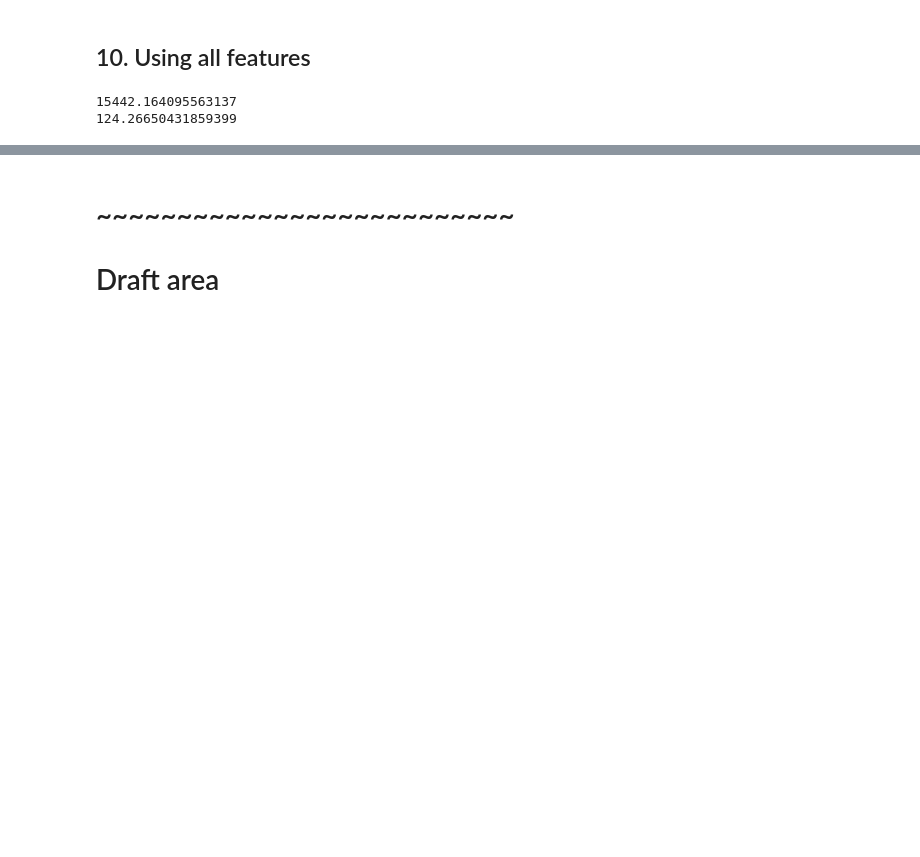
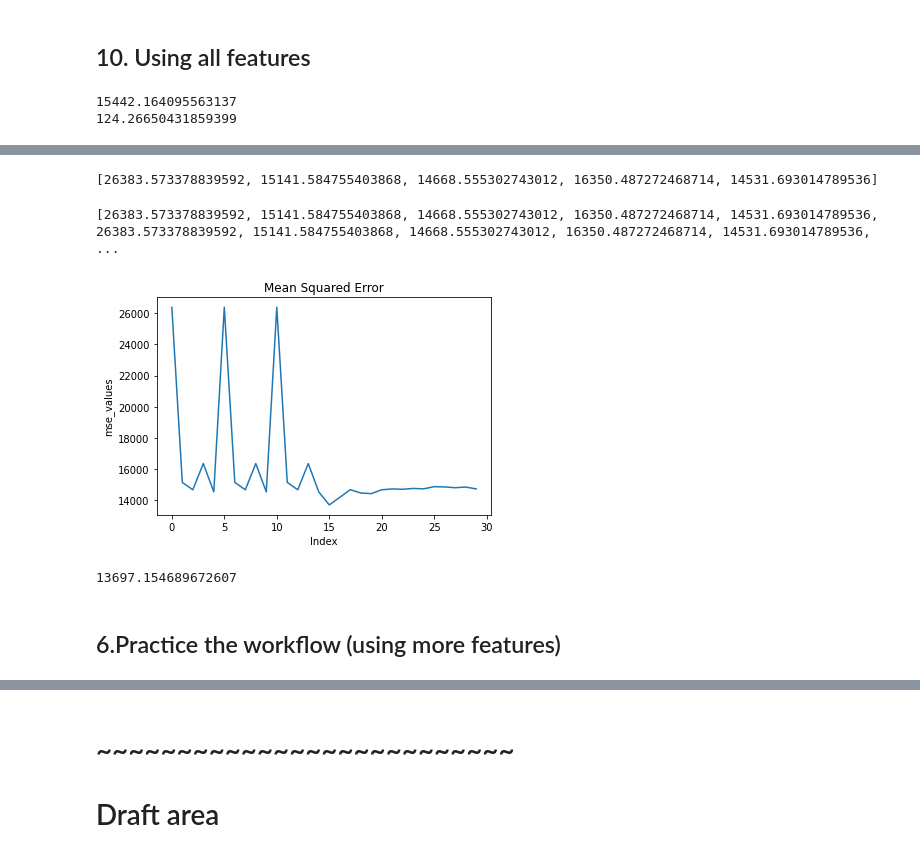
Before and after one commit to joeng2004/dataQuest, a Jupyter notebook: Part 7 ML Intro/Part7_1_v2.ipynb, the cells around one changed output, grey strips where cells are left out. Drawn from its saved outputs; the diff is of its cells as text; code cells hidden in the pictures; blank space fills up the shorter version.

```diff
--- a/Part 7 ML Intro/Part7_1_v2.ipynb
+++ b/Part 7 ML Intro/Part7_1_v2.ipynb
@@ -426,0 +434,3 @@ print(all_features_rmse)
+# %%
+train_df = pd.read_csv('dc_airbnb_train.csv')
+test_df = pd.read_csv('dc_airbnb_test.csv')
@@ -426,0 +446,17 @@ print(all_features_rmse)
+# %%
+from sklearn.neighbors import KNeighborsRegressor
+from sklearn.metrics import mean_squared_error
+features = ['accommodates', 'bedrooms', 'bathrooms', 'number_of_reviews']
+hyper_params = [1, 2, 3, 4, 5]
+mse_values = list()
+
+for hp in hyper_params:
+    knn = KNeighborsRegressor(n_neighbors=hp, algorithm='brute')
+    knn.fit(train_df[features], train_df['price'])
+    predictions = knn.predict(test_df[features])
+    mse = mean_squared_error(test_df['price'], predictions)
+    mse_values.append(mse)
+
+print(mse_values)
+# %% [output]
+[26383.573378839592, 15141.584755403868, 14668.555302743012, 16350.487272468714, 14531.693014789536]
@@ -426,0 +465,30 @@ print(all_features_rmse)
+# %%
+hyper_params_20 = list(range(1,21))
+# %%
+for hp in hyper_params_20:
+    knn = KNeighborsRegressor(n_neighbors=hp, algorithm='brute')
+    knn.fit(train_df[features], train_df['price'])
+    predictions = knn.predict(test_df[features])
+    mse = mean_squared_error(test_df['price'], predictions)
+    mse_values.append(mse)
+
+print(mse_values)
+# %% [output]
+[26383.573378839592, 15141.584755403868, 14668.555302743012, 16350.487272468714, 14531.693014789536, 26383.573378839592, 15141.584755403868, 14668.555302743012, 16350.487272468714, 14531.693014789536, ...
+# %%
+import matplotlib.pyplot as plt
+x_values = range(len(mse_values))
+
+plt.plot(x_values, mse_values)
+plt.title('Mean Squared Error')
+plt.xlabel('Index')
+plt.ylabel('mse_values')
+plt.show()
+# %% [output]
+[figure, added]
+# %%
+min(mse_values)
+# %% [output]
+13697.154689672607
+# %% [markdown]
+## 6.Practice the workflow (using more features)
```
Also changed, not shown: parts of 17 cells of this notebook, 8 other files.
